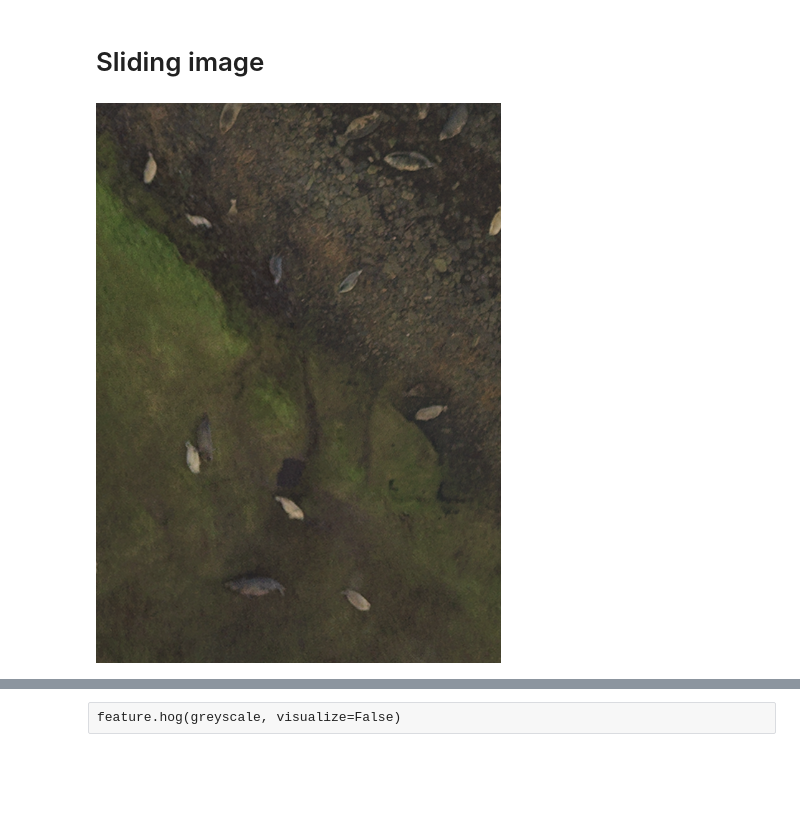
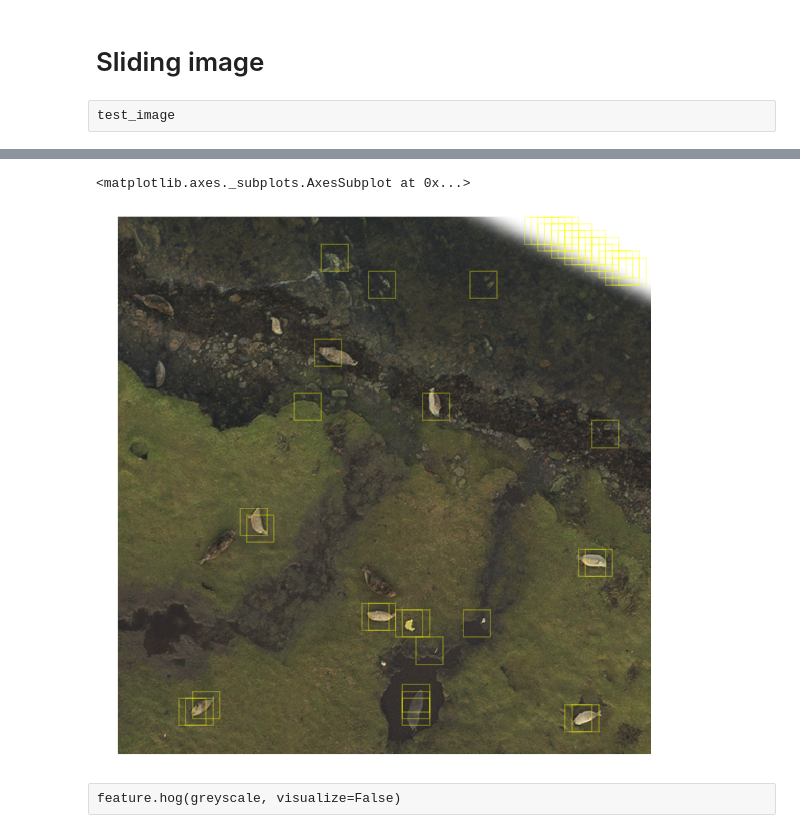
Before and after one commit to alex-schaaf/savewally, a Jupyter notebook: master.ipynb, the cells around one changed output, grey strips where cells are left out. Cells and saved outputs as stored; diff of their text form; code cells hidden in the pictures; blank space fills up the shorter version.

```diff
--- a/master.ipynb
+++ b/master.ipynb
@@ -349,10 +349,32 @@ pickle.dump( clf, open( "classifier_trained.p", "wb" ) )
 # Sliding image
 # %%
 test_image = Image.open("data/test_image.png")
-# %%
-test_image
-# %% [output]
-[figure, removed]
+# %% [raw]
+test_image
+# %%
+def plot_slider_prediction(test_image, clf):
+    indices, patches = zip(*sliding_window(np.asarray(test_image)))
+
+    hogs = []
+    for patch in patches:
+        greyscale = savewally.RGB2Lum(patch)
+        hog_vec = feature.hog(greyscale, visualize=False)
+        hogs.append(hog_vec)
+    hogs = np.array(hogs)
+    labels = clf.predict(hogs)
+
+    Ni, Nj = (40,40)
+    indices = np.array(indices)
+
+    fig, ax = plt.subplots(figsize=(20,15))
+    ax.imshow(np.asarray(test_image), cmap='gray')
+    ax.axis('off')
+
+    for i, j in indices[labels == 1]:
+        ax.add_patch(plt.Rectangle((j, i), Nj, Ni, edgecolor='yellow',
+                                   alpha=0.3, lw=2, facecolor='none'))
+
+    return ax
 # %%
 def sliding_window(img, istep=10, jstep=10, scale=1., patch_size=(40,40)):
     Ni, Nj = (int(scale * s) for s in patch_size)
@@ -362,3 +384,6 @@ def sliding_window(img, istep=10, jstep=10, scale=1., patch_size=(40,40)):
             if scale != 1:
                 patch = transform.resize(patch, patch_size)
             yield (i, j), patch
+# %%
+plot_slider_prediction(Image.open("data/test_image2.png"), clf)
+# %% [output]
@@ -365,3 +392,5 @@ def sliding_window(img, istep=10, jstep=10, scale=1., patch_size=(40,40)):
+<matplotlib.axes._subplots.AxesSubplot at 0x...>
+[figure, added]
 # %%
 indices, patches = zip(*sliding_window(np.asarray(test_image)))
 # %%
```
Also changed, not shown: parts of 1 cell of this notebook.
